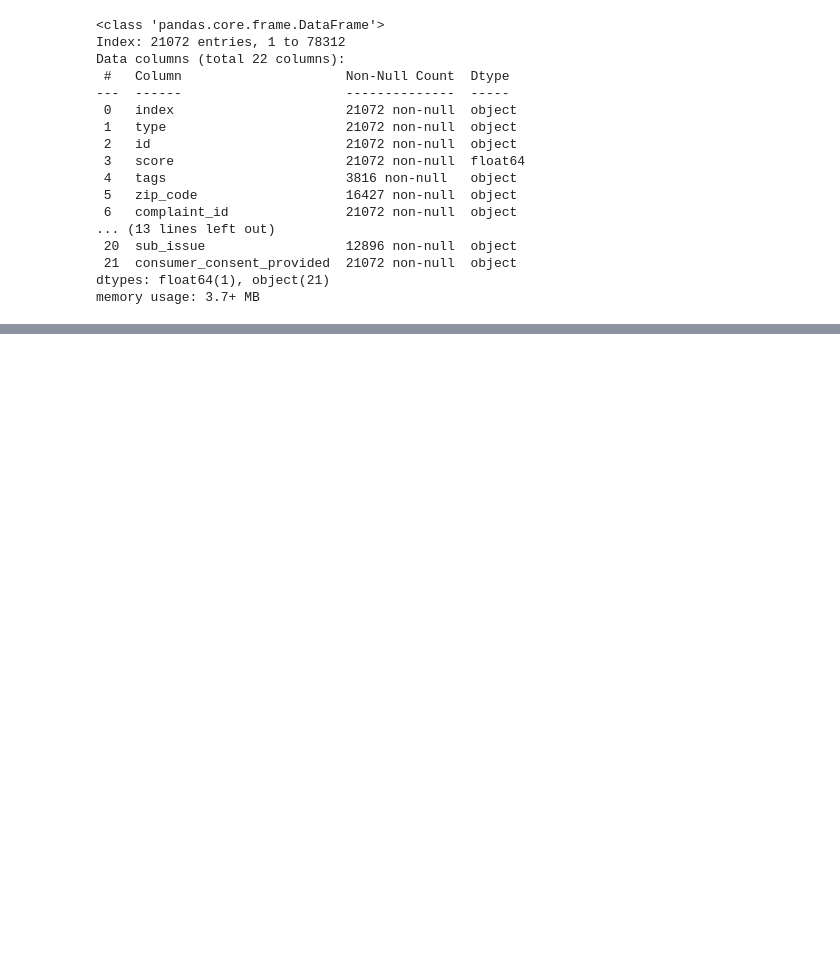
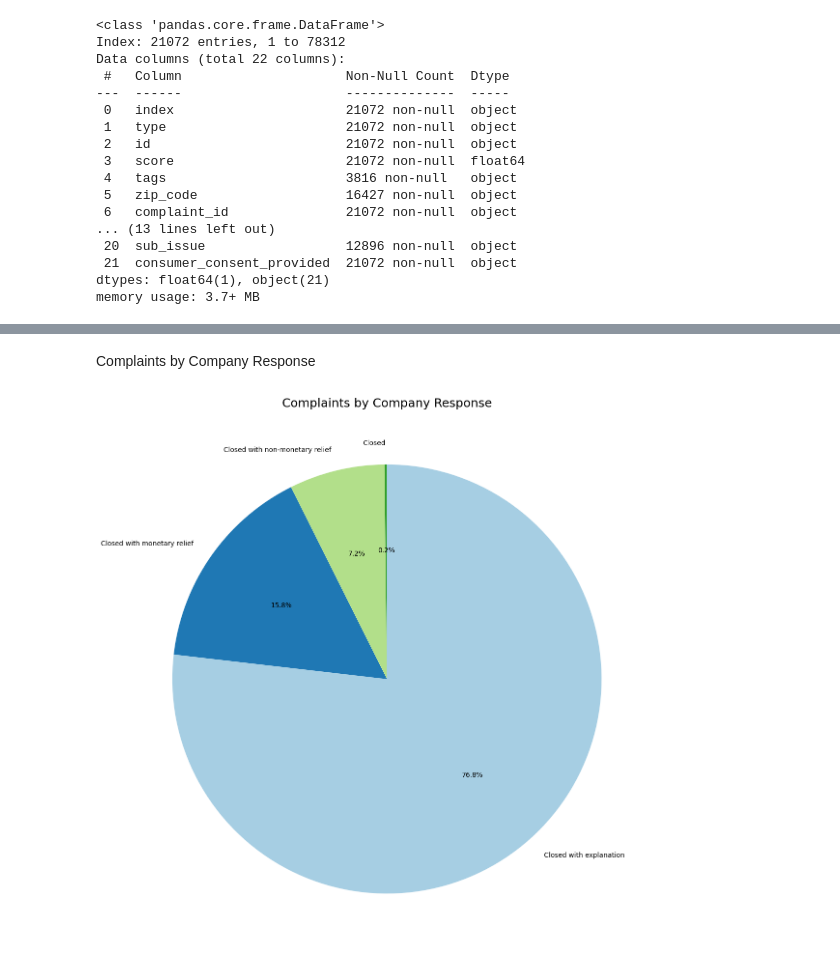
Before and after one commit to bhutto17/Automated-Customer-Complaints-Classification-Leveraging-NLP-and-Machine-Learning, a Jupyter notebook: Automated_Customer_Complaints_Classification_Leveraging_NLP_and_Machinne_Learning.ipynb, the cells around one changed output, grey strips where cells are left out. Saved outputs shown, nothing was run; the diff lists cells and outputs as text; code cells hidden in the pictures; blank space fills up the shorter version.

```diff
--- a/Automated_Customer_Complaints_Classification_Leveraging_NLP_and_Machinne_Learning.ipynb
+++ b/Automated_Customer_Complaints_Classification_Leveraging_NLP_and_Machinne_Learning.ipynb
@@ -230,0 +299,14 @@ memory usage: 3.7+ MB
+# %% [markdown]
+Complaints by Company Response
+# %%
+company_response_counts = complaints_df['company_response'].value_counts()
+
+plt.figure(figsize=(12, 12))
+colors = plt.cm.Paired(range(len(company_response_counts)))
+company_response_counts.plot(kind='pie', autopct='%1.1f%%', colors=colors, startangle=90, counterclock=False)
+plt.title('Complaints by Company Response', fontsize=18)
+plt.ylabel('')
+plt.tight_layout()
+plt.show()
+# %% [output]
+[figure, added]
```
Also changed, not shown: parts of 11 cells of this notebook.
